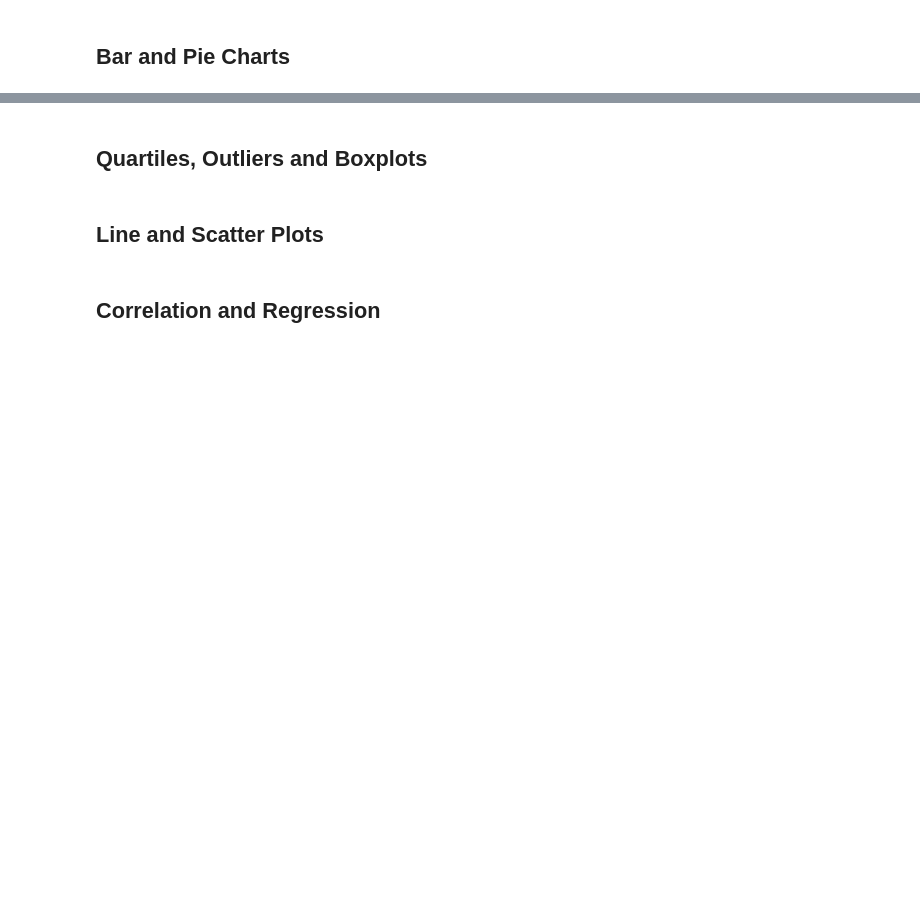
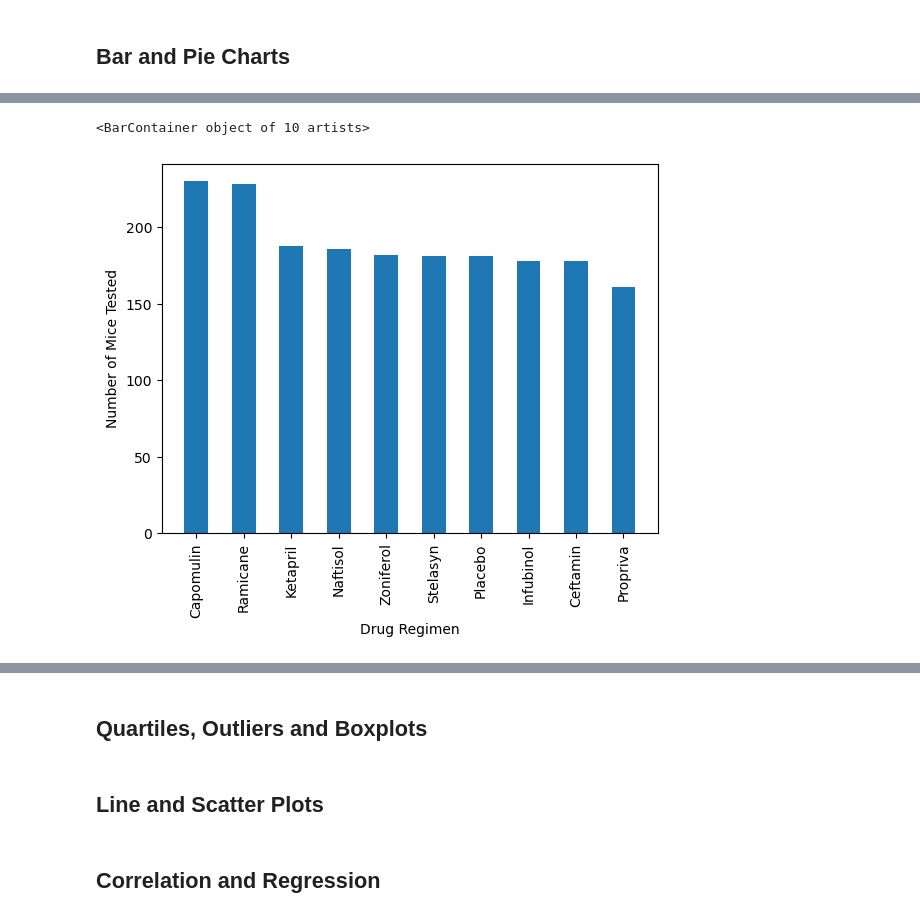
Before and after one commit to anthonybpino/pymaceuticals, a Jupyter notebook: pymaceuticals_starter.ipynb, the cells around one changed output, grey strips where cells are left out. Drawn from its saved outputs; the diff is of its cells as text; code cells hidden in the pictures; blank space fills up the shorter version.

```diff
--- a/pymaceuticals_starter.ipynb
+++ b/pymaceuticals_starter.ipynb
@@ -98,4 +146,15 @@ cleaned_df["Mouse ID"].nunique()
 # %%
 # Generate a bar plot showing the total number of timepoints for all mice tested for each drug regimen using pyplot.
+counts = df["Drug Regimen"].value_counts()
+x_axis = np.arange(len(counts))
+tick_locs = [value for value in x_axis]
+plt.xticks(tick_locs, counts.index.values, rotation="vertical")
+plt.xlabel("Drug Regimen")
+plt.ylabel("Number of Mice Tested")
+
+plt.bar(x_axis, counts, width=0.5)
+# %% [output]
+<BarContainer object of 10 artists>
+[figure, added]
 # %%
 # Generate a pie plot showing the distribution of female versus male mice using Pandas
```
Also changed, not shown: parts of 8 cells of this notebook.
